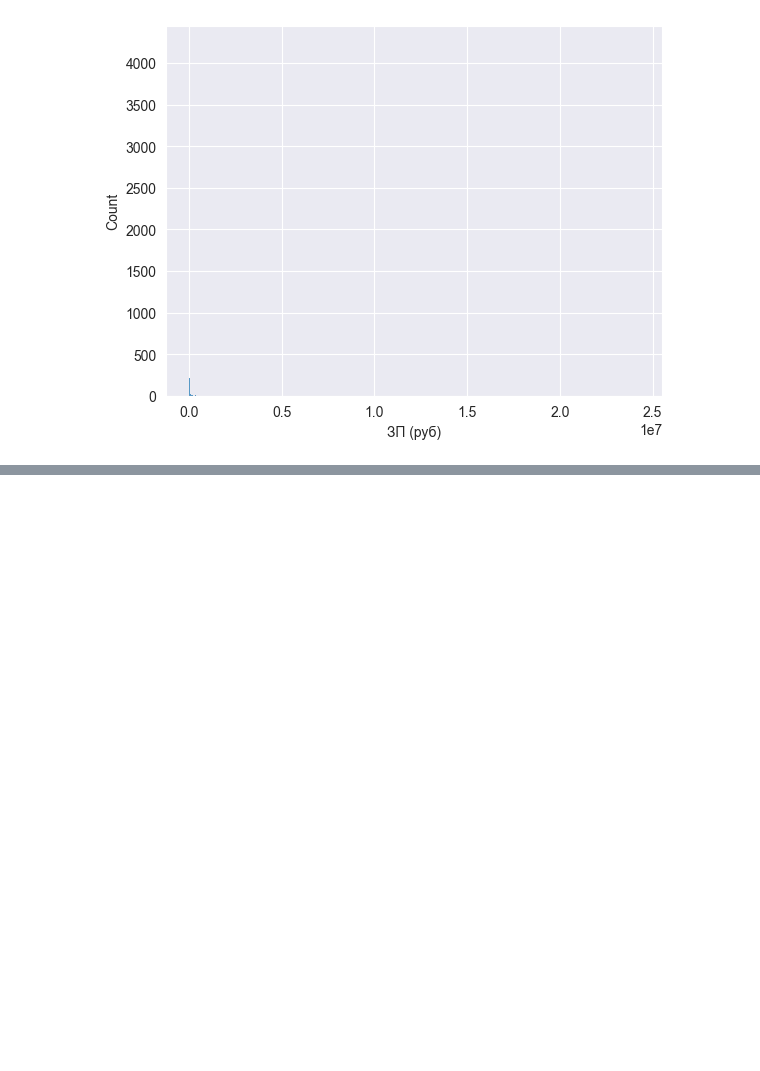
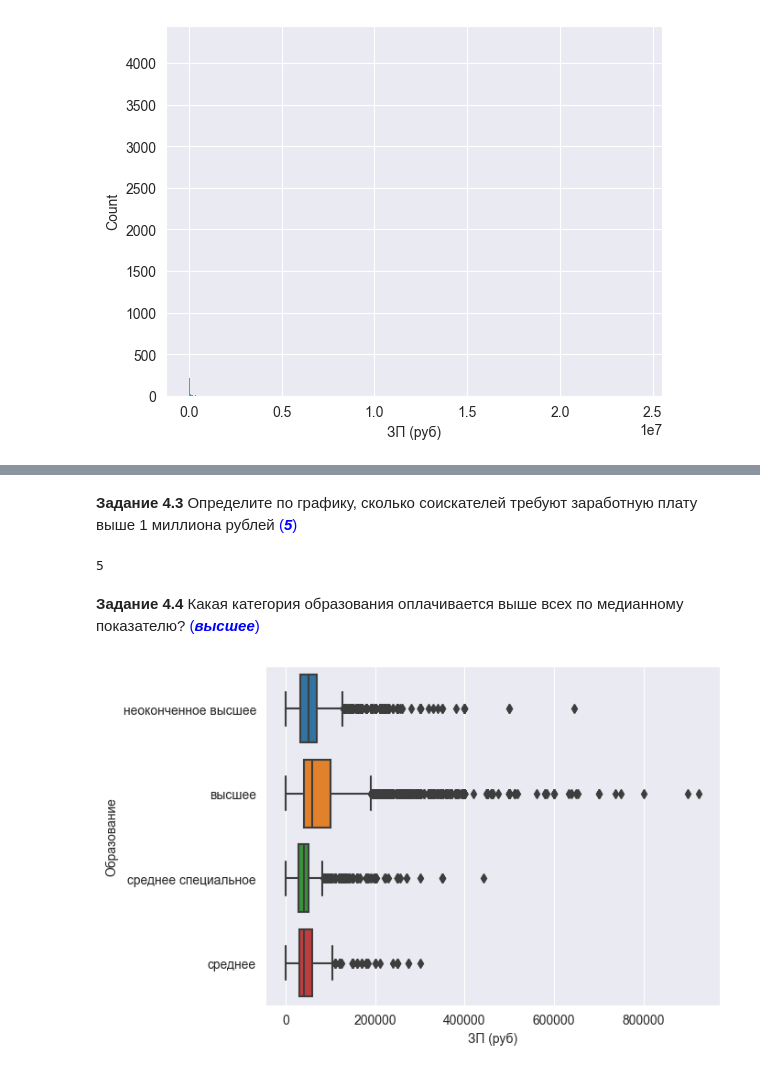
Before and after one commit to andreyko75/project_hh, a Jupyter notebook: project_hh_for_task.ipynb, the cells around one changed output, grey strips where cells are left out. Drawn from its saved outputs; the diff is of its cells as text; code cells hidden in the pictures; blank space fills up the shorter version.

Commit message:
temp changes

```diff
--- a/project_hh_for_task.ipynb
+++ b/project_hh_for_task.ipynb
@@ -572,5 +612,5 @@ memory usage: 5.2+ MB
 # %%
-hh_df=hh_df.drop(columns=['ЗП','proportion','close'])
+hh_df=hh_df.drop(columns=['ЗП','proportion','close'], axis=1)
 # %% [markdown]
 Анализ данных
 # %%
@@ -614,0 +675,17 @@ sns.histplot(hh_df,x='ЗП (руб)')
+# %% [markdown]
+**Задание 4.3**
+Определите по графику, сколько соискателей требуют заработную плату выше 1 миллиона рублей
+<span style="color:blue">(***5***)</span>
+# %%
+print((hh_df['ЗП (руб)']>1000000).sum())
+# %% [output]
+5
+# %% [markdown]
+**Задание 4.4**
+Какая категория образования оплачивается выше всех по медианному показателю?
+<span style="color:blue">(***высшее***)</span>
+# %%
+temp=hh_df.loc[hh_df['ЗП (руб)']<1000000]
+sns.boxplot(x=temp['ЗП (руб)'], y=temp['Образование'])
+# %% [output]
+[figure, added]
```
Also changed, not shown: parts of 19 cells of this notebook, 1 other file.
